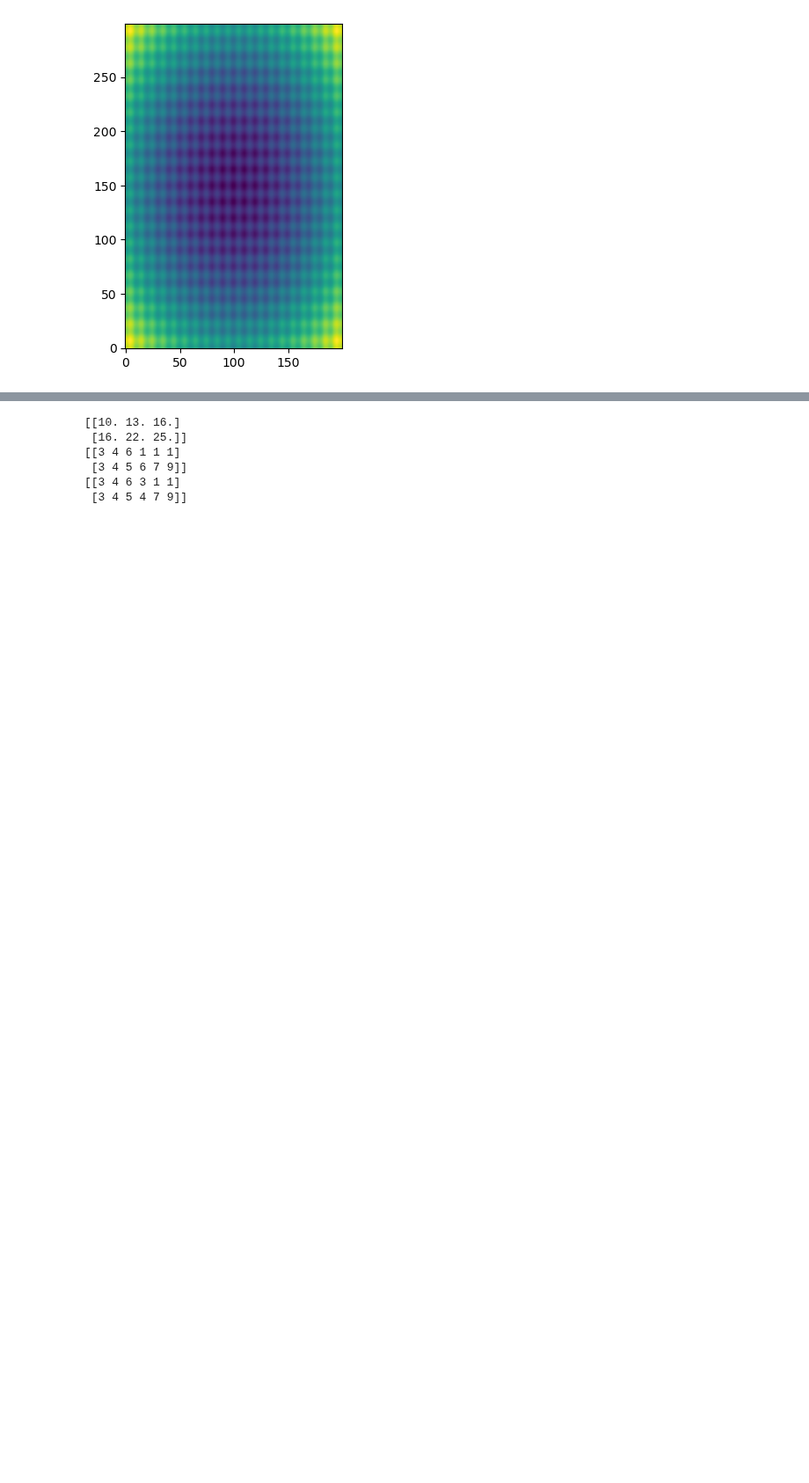
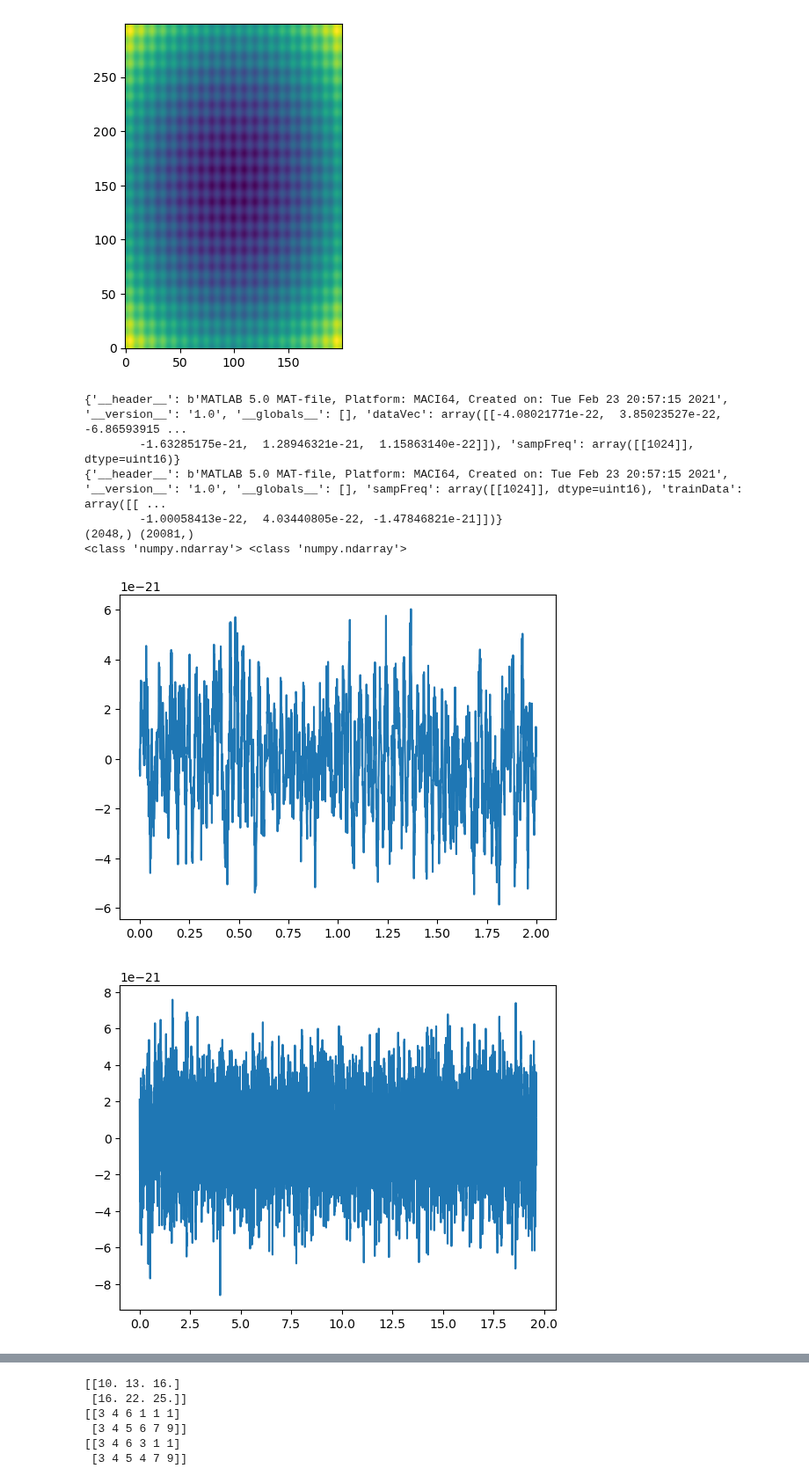
Before and after one commit to ljq2088/DATASCIENCE_COURSE, a Jupyter notebook: exercise/topic5/crcb_pso.ipynb, the cells around one changed output, grey strips where cells are left out. Shown at 88% size. Drawn from its saved outputs; the diff is of its cells as text; code cells hidden in the pictures; blank space fills up the shorter version.

Commit message:
exercise update

```diff
--- a/exercise/topic5/crcb_pso.ipynb
+++ b/exercise/topic5/crcb_pso.ipynb
@@ -406,3 +424,38 @@ print(crcbpso_test_func(np.array([0.5,0.5]),ffparams)[0])
 0.71795159473076
 [0.]
 [figure]
+# %%
+#Mock Data Challenge
+import scipy.io as scio
+#Mock Data time wavelength
+data_file1= '/home/tianyu/JingqiLai/DATASCIENCE/DATASCIENCE_COURSE/exercise/topic5/MDC/analysisData.mat'
+data_file2='/home/tianyu/JingqiLai/DATASCIENCE/DATASCIENCE_COURSE/exercise/topic5/MDC/TrainingData.mat'
+analysis_data = scio.loadmat(data_file1)
+training_data= scio.loadmat(data_file2)
+#print(np.array([analysis_data]).shape)
+#print(np.array([training_data]).shape)
+print(analysis_data)
+print(training_data)
+h_array_a=analysis_data['dataVec'][0]
+h_array_t=training_data['trainData'][0]
+print(h_array_a.shape,h_array_t.shape)
+print(type(h_array_a),type(h_array_t))
+samp_freq=1024
+n_samp=len(h_array_t)
+
+
+t_a=1/samp_freq*np.arange(0,len(h_array_a))
+t_t=1/samp_freq*np.arange(0,len(h_array_t))
+plt.plot(t_a,h_array_a)
+plt.show()
+plt.plot(t_t,h_array_t)
+plt.show()
+# %% [output]
+{'__header__': b'MATLAB 5.0 MAT-file, Platform: MACI64, Created on: Tue Feb 23 20:57:15 2021', '__version__': '1.0', '__globals__': [], 'dataVec': array([[-4.08021771e-22,  3.85023527e-22, -6.86593915 ...
+        -1.63285175e-21,  1.28946321e-21,  1.15863140e-22]]), 'sampFreq': array([[1024]], dtype=uint16)}
+{'__header__': b'MATLAB 5.0 MAT-file, Platform: MACI64, Created on: Tue Feb 23 20:57:15 2021', '__version__': '1.0', '__globals__': [], 'sampFreq': array([[1024]], dtype=uint16), 'trainData': array([[ ...
+        -1.00058413e-22,  4.03440805e-22, -1.47846821e-21]])}
+(2048,) (20081,)
+<class 'numpy.ndarray'> <class 'numpy.ndarray'>
+[figure, added]
+[figure, added]
```
Also changed, not shown: parts of 16 cells of this notebook, 8 other files.
